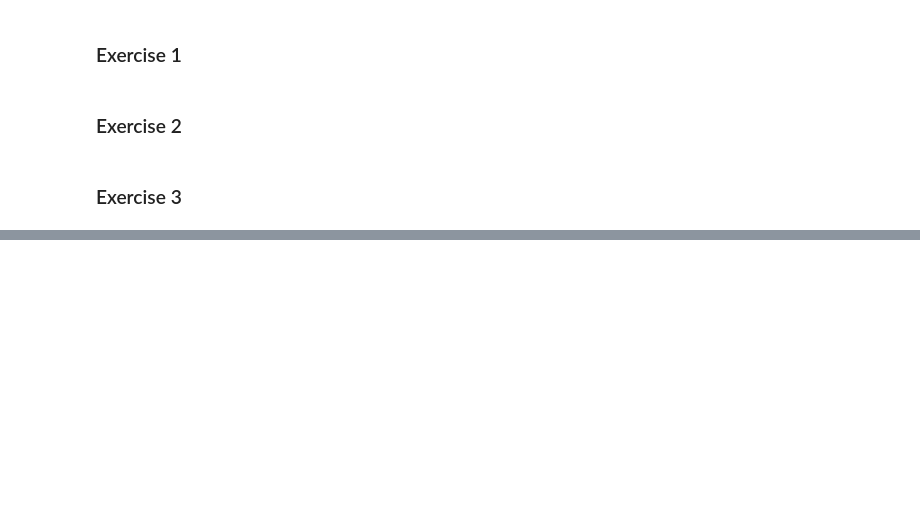
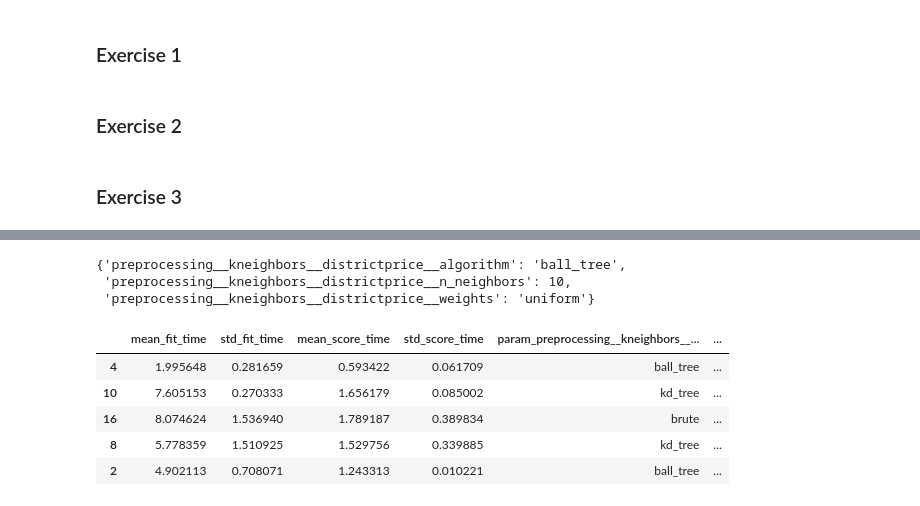
Before and after one commit to nfilipas/handson-ml3, a Jupyter notebook: 02_end_to_end_machine_learning_project.ipynb, the cells around one changed output, grey strips where cells are left out. Saved outputs shown, nothing was run; the diff lists cells and outputs as text; code cells hidden in the pictures; blank space fills up the shorter version.

```diff
--- a/02_end_to_end_machine_learning_project.ipynb
+++ b/02_end_to_end_machine_learning_project.ipynb
@@ -1602,0 +2000,8 @@ dtype: float64
+# %%
+svr_pipeline = Pipeline([
+    ("preprocessing", preprocessing),
+    ("svr", SVR(C=61573.43657751557, gamma=0.15023452872733867, kernel="rbf")),
+])
+
+svr_rmses = -cross_val_score(svr_pipeline, housing.iloc[:5000], housing_labels.iloc[:5000], scoring = "neg_root_mean_squared_error", cv=10)
+pd.Series(svr_rmses).describe()
@@ -1602,0 +2022,9 @@ dtype: float64
+# %%
+param_grid = [
+    {"preprocessing__kneighbors__districtprice__n_neighbors": [3, 5, 10],
+     "preprocessing__kneighbors__districtprice__weights": ["uniform", "distance"],
+     "preprocessing__kneighbors__districtprice__algorithm": ["ball_tree", "kd_tree", "brute"]}
+]
+
+grid_search = GridSearchCV(svr_pipeline, param_grid, cv=3, scoring="neg_root_mean_squared_error")
+grid_search.fit(housing.iloc[:5000], housing_labels[:5000])
@@ -1602,0 +2049,17 @@ dtype: float64
+# %%
+grid_search.best_params_
+# %% [output]
+{'preprocessing__kneighbors__districtprice__algorithm': 'ball_tree',
+ 'preprocessing__kneighbors__districtprice__n_neighbors': 10,
+ 'preprocessing__kneighbors__districtprice__weights': 'uniform'}
+# %%
+cv_res = pd.DataFrame(grid_search.cv_results_)
+cv_res.sort_values(by="mean_test_score", ascending=False, inplace=True)
+cv_res.head()
+# %% [output]
+|  | mean_fit_time | std_fit_time | mean_score_time | std_score_time | param_preprocessing__kneighbors__... | ... |
+| 4 | 1.995648 | 0.281659 | 0.593422 | 0.061709 | ball_tree | ... |
+| 10 | 7.605153 | 0.270333 | 1.656179 | 0.085002 | kd_tree | ... |
+| 16 | 8.074624 | 1.536940 | 1.789187 | 0.389834 | brute | ... |
+| 8 | 5.778359 | 1.510925 | 1.529756 | 0.339885 | kd_tree | ... |
+| 2 | 4.902113 | 0.708071 | 1.243313 | 0.010221 | ball_tree | ... |
```
Also changed, not shown: parts of 94 cells of this notebook, 2 other files.
